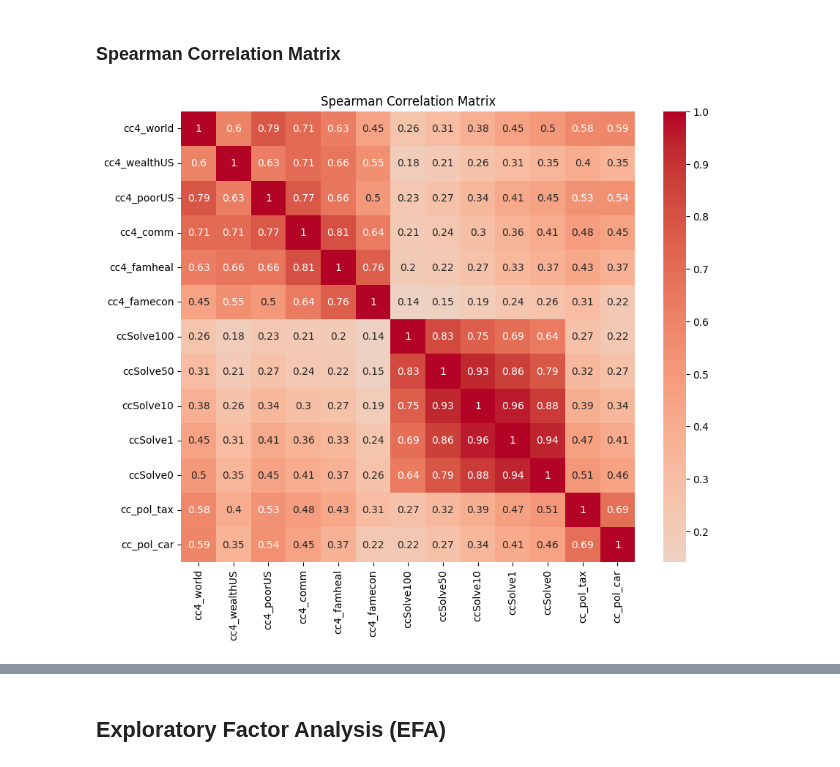
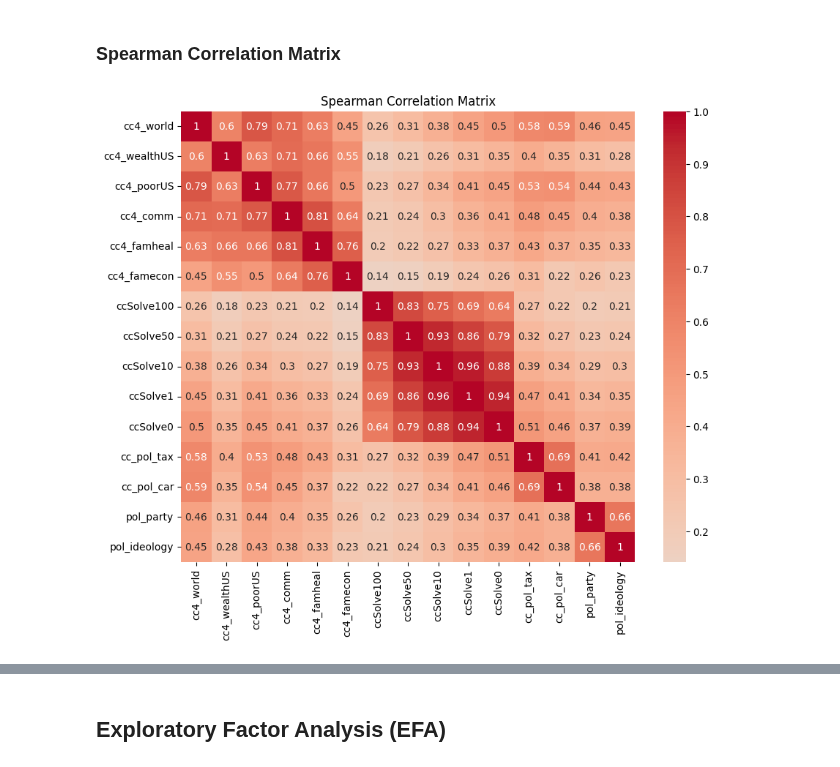
Before and after one commit to paraskevasleivadaros/climate-opinions-and-elections, a Jupyter notebook: notebooks/exploratory_data_analysis.ipynb, the cells around one changed output, grey strips where cells are left out. Cells and saved outputs as stored; diff of their text form; code cells hidden in the pictures.

```diff
--- a/notebooks/exploratory_data_analysis.ipynb
+++ b/notebooks/exploratory_data_analysis.ipynb
@@ -154,7 +183,7 @@ df = pd.read_csv('../data/cleaned_data.csv', low_memory=False)
 
 # Select only the relevant numeric variables
 columns_of_interest = [
-    "cc4_world", "cc4_wealthUS", "cc4_poorUS", "cc4_comm", "cc4_famheal", "cc4_famecon", "ccSolve100", "ccSolve50", "ccSolve10", "ccSolve1", "ccSolve0", "cc_pol_tax", "cc_pol_car"
+    "cc4_world", "cc4_wealthUS", "cc4_poorUS", "cc4_comm", "cc4_famheal", "cc4_famecon", "ccSolve100", "ccSolve50", "ccSolve10", "ccSolve1", "ccSolve0", "cc_pol_tax", "cc_pol_car", "pol_party", "pol_ideology"
 ]
 
 df_selected = df[columns_of_interest]
@@ -301,22 +351,21 @@ plt.show()
 # %%
 # Load the cleaned CSV file from the data directory
 df = pd.read_csv('../data/cleaned_data.csv', low_memory=False)
 
 # Select the specified columns
-variables = ['cc4_world', 'cc4_wealthUS', 'cc4_poorUS', 'cc4_comm', 'cc4_famheal', 'cc4_famecon', 'ccSolve100', 'ccSolve50', 'ccSolve10', 'ccSolve1', 'ccSolve0', 'cc_pol_tax', 'cc_pol_car']
-df_selected = df[variables]
+df_selected = df[columns_of_interest]
 
 # Calculate the Spearman correlation matrix
 correlation_matrix = df_selected.corr(method='spearman')
 
 # Set up the matplotlib figure
 plt.figure(figsize=(10, 8))
 
 # Draw the heatmap
 sns.heatmap(correlation_matrix, annot=True, cmap='coolwarm', center=0)
 
 # Add title and labels
 plt.title('Spearman Correlation Matrix')
 plt.show()
 # %% [output]
-[figure, old version]
+[figure, new version]
```
Also changed, not shown: parts of 24 cells of this notebook, 3 other files.
